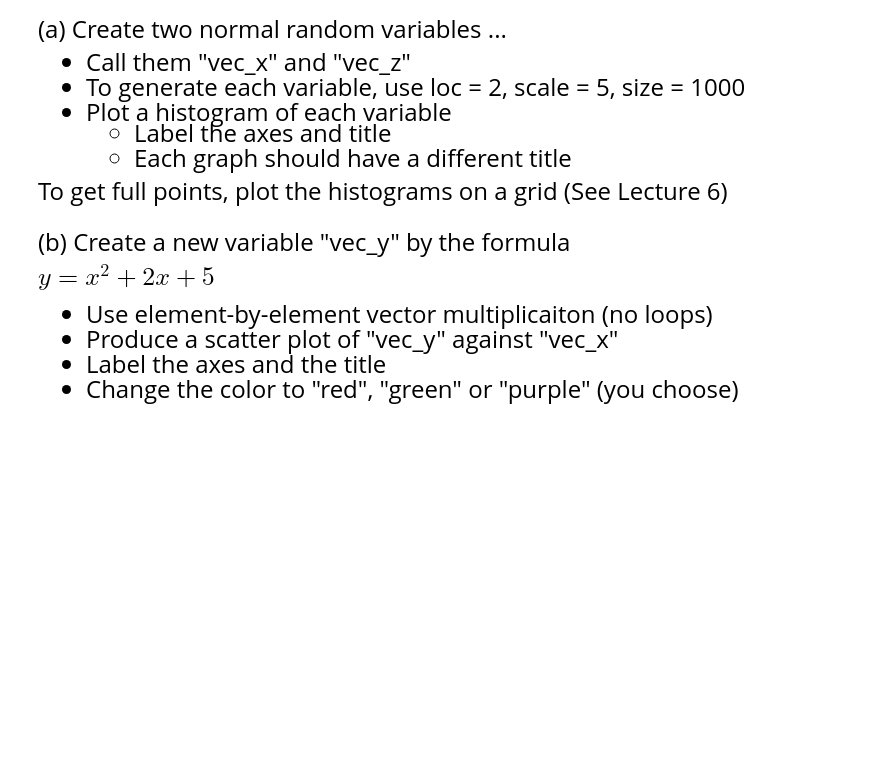
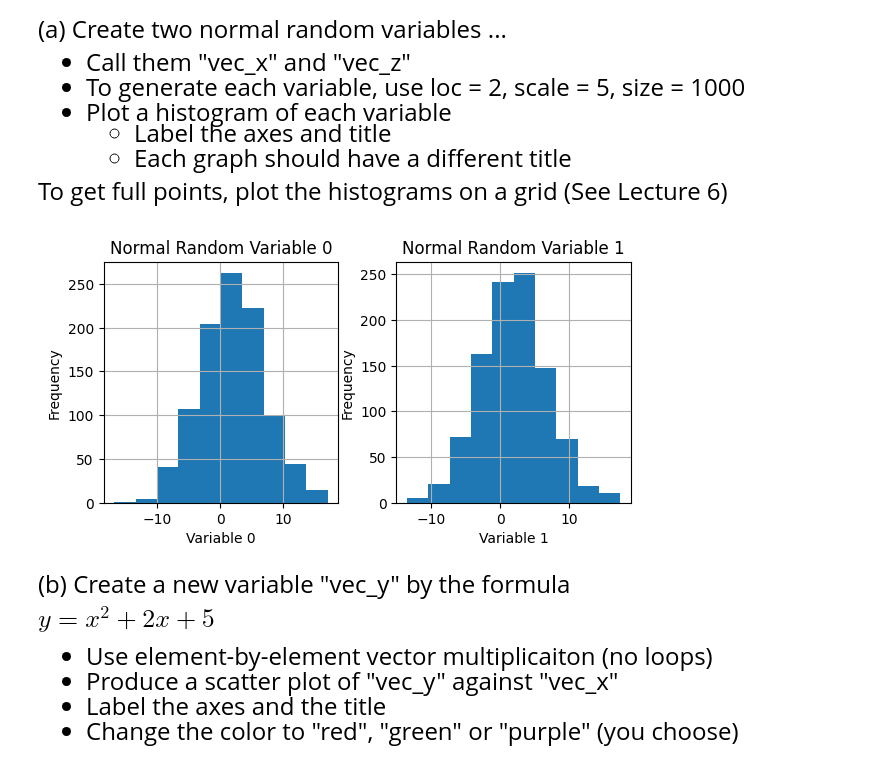
Before and after one commit to alejandrosanchezbecerra/qtm151spring2023, a Jupyter notebook: Lecture 07/Lecture7(personal notes).ipynb, the cells around one changed output. Saved outputs shown, nothing was run; the diff lists cells and outputs as text; code cells hidden in the pictures; blank space fills up the shorter version.

```diff
--- a/Lecture 07/Lecture7(personal notes).ipynb
+++ b/Lecture 07/Lecture7(personal notes).ipynb
@@ -91,6 +91,23 @@ Questions
     - Each graph should have a different title
 
 To get full points, plot the histograms on a grid (See Lecture 6)
+# %%
+vec_x  = np.random.normal(loc = 2, scale = 5, size = 1000)
+vec_z  = np.random.normal(loc = 2, scale = 5, size = 1000)
+dfs=[vec_x, vec_z]
+
+fig, list_subfig = plt.subplots(1, 2,figsize = (6,3))
+plt.tight_layout()
+index=0
+for df in dfs:
+    list_subfig[index].hist(dfs[index])
+    list_subfig[index].set_title("Normal Random Variable "+str(index))
+    list_subfig[index].set_xlabel("Variable "+str(index))
+    list_subfig[index].set_ylabel("Frequency")
+    list_subfig[index].grid()
+    index=index+1
+# %% [output]
+[figure, added]
 # %% [markdown]
 <font size = "5">
 
```
Also changed, not shown: parts of 2 cells of this notebook, 1 other file.
